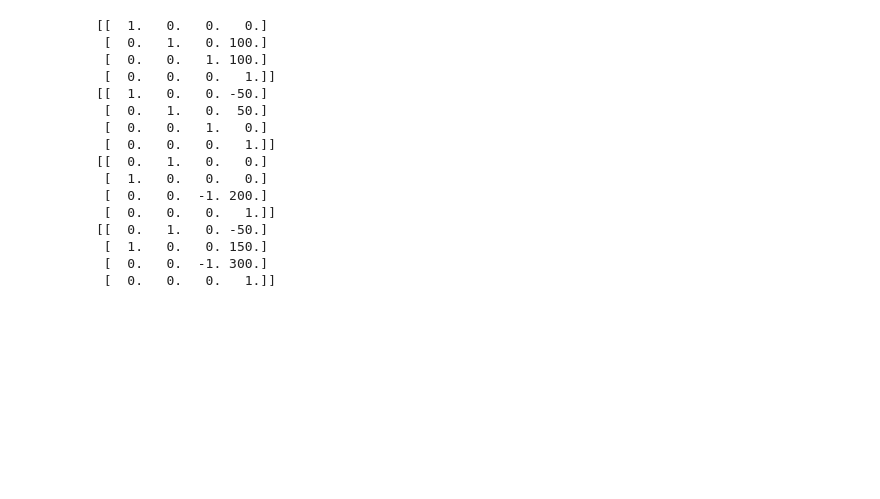
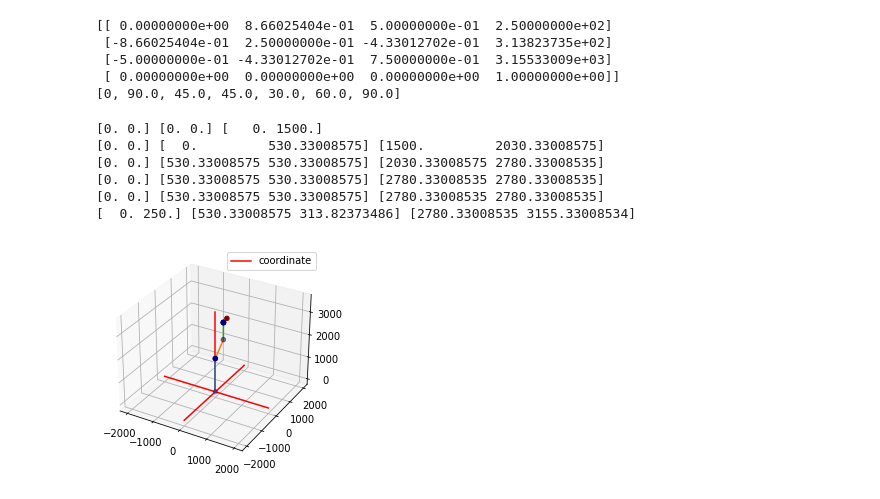
Before and after one commit to SeanRay01/1.1Math, a Jupyter notebook: test1.ipynb, the cells around one changed output. Saved outputs shown, nothing was run; the diff lists cells and outputs as text; code cells hidden in the pictures; blank space fills up the shorter version.

```diff
--- a/test1.ipynb
+++ b/test1.ipynb
@@ -61,26 +86,50 @@ def DH(i,a,alpha,d,theta):
-# %%
-h01=DQ(0,100,0)*DQ(0,0,100)
-h12=DQ(-50,0,0)*DQ(0,50,0)
-h23=DQ(0,0,200)*T(Rz(90),DQ(0,0,0))*T(Rx(180),DQ(0,0,0))
-h03=h01*h12*h23
-print(h01)
-print(h12)
-print(h23)
-print(h03)
-# %% [output]
-[[  1.   0.   0.   0.]
- [  0.   1.   0. 100.]
- [  0.   0.   1. 100.]
- [  0.   0.   0.   1.]]
-[[  1.   0.   0. -50.]
- [  0.   1.   0.  50.]
- [  0.   0.   1.   0.]
- [  0.   0.   0.   1.]]
-[[  0.   1.   0.   0.]
- [  1.   0.   0.   0.]
- [  0.   0.  -1. 200.]
- [  0.   0.   0.   1.]]
-[[  0.   1.   0. -50.]
- [  1.   0.   0. 150.]
- [  0.   0.  -1. 300.]
- [  0.   0.   0.   1.]]
+# %%
+# DH_Model
+a_list = [0,750,750,0,0,0]
+alpha =  [90,0,0,-90,90,0]
+d_list = [1500,0,0,0,0,500]
+thetas =  [90,45,45,30,60,90]
+t06=SixAxisModel(a_list,alpha,d_list,thetas)[6]
+print(t06)
+theta=inverse_kinematics(a_list,d_list,t06)
+print(theta)
+# %% [output]
+[[ 0.00000000e+00  8.66025404e-01  5.00000000e-01  2.50000000e+02]
+ [-8.66025404e-01  2.50000000e-01 -4.33012702e-01  3.13823735e+02]
+ [-5.00000000e-01 -4.33012702e-01  7.50000000e-01  3.15533009e+03]
+ [ 0.00000000e+00  0.00000000e+00  0.00000000e+00  1.00000000e+00]]
+[0, 90.0, 45.0, 45.0, 30.0, 60.0, 90.0]
+# %%
+# 建立 3D 圖形
+fig = plt.figure()
+ax = fig.gca(projection='3d')
+#繪製坐標軸
+x=np.linspace(-2000, 2000, 100)
+y=np.linspace(0,0, 100)
+z=np.linspace(0,3500, 100)
+ax.plot(x,y,y, color='red')   #畫出三軸資料所構成的曲面
+ax.plot(y,x,y, color='red')   #畫出三軸資料所構成的曲面
+ax.plot(y,y,z, color='red',label='coordinate')   #畫出三軸資料所構成的曲面
+#繪製手臂位置
+def plot_dot(t1,t2):
+    x=np.linspace(t1[0,3],t2[0,3], 2)
+    y=np.linspace(t1[1,3],t2[1,3], 2)
+    z=np.linspace(t1[2,3],t2[2,3], 2)
+    ax.plot(x,y,z)
+    print(x,y,z)
+    ax.scatter(x,y,z, c=z, cmap='jet')
+t=SixAxisModel(a_list,alpha,d_list,thetas)
+for i in range(6):
+    plot_dot(t[i],t[i+1])
+# 顯示圖例
+ax.legend()
+# 顯示圖形
+plt.show()
+# %% [output]
+[0. 0.] [0. 0.] [   0. 1500.]
+[0. 0.] [  0.         530.33008575] [1500.         2030.33008575]
+[0. 0.] [530.33008575 530.33008575] [2030.33008575 2780.33008535]
+[0. 0.] [530.33008575 530.33008575] [2780.33008535 2780.33008535]
+[0. 0.] [530.33008575 530.33008575] [2780.33008535 2780.33008535]
+[  0. 250.] [530.33008575 313.82373486] [2780.33008535 3155.33008534]
+[figure, added]
```
Also changed, not shown: parts of 1 cell of this notebook, 4 other files.
